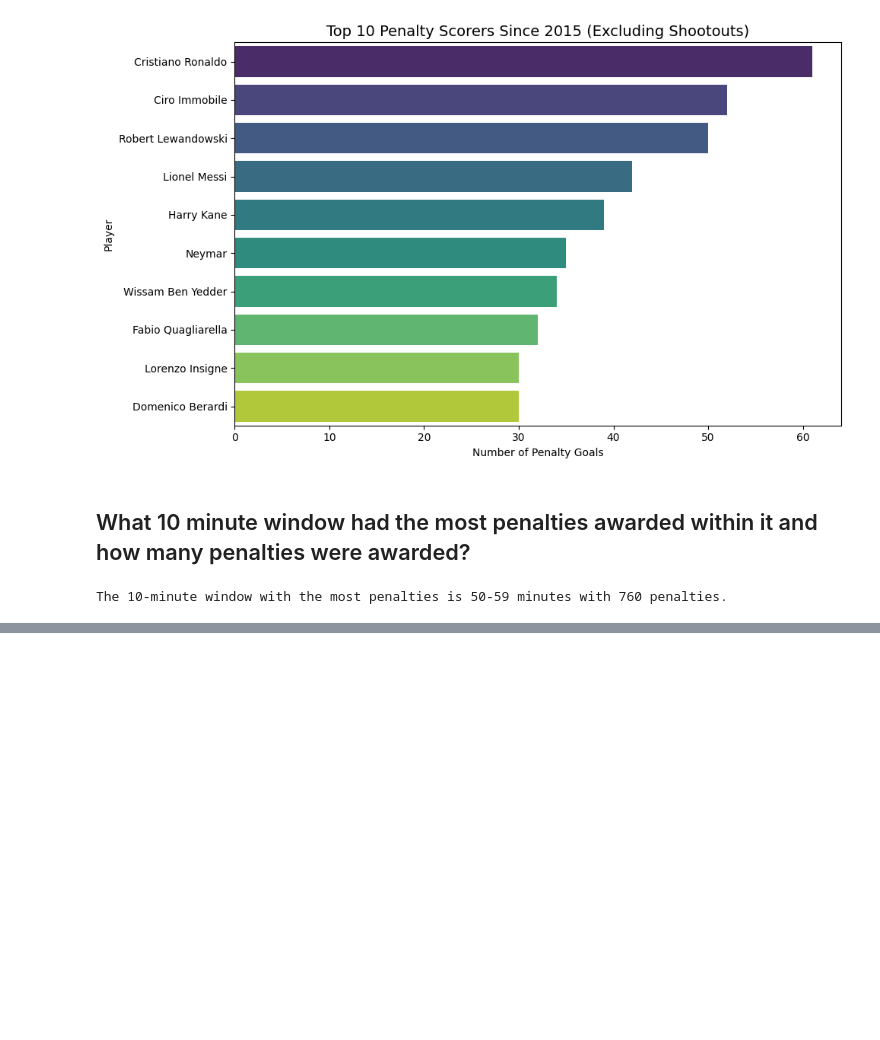
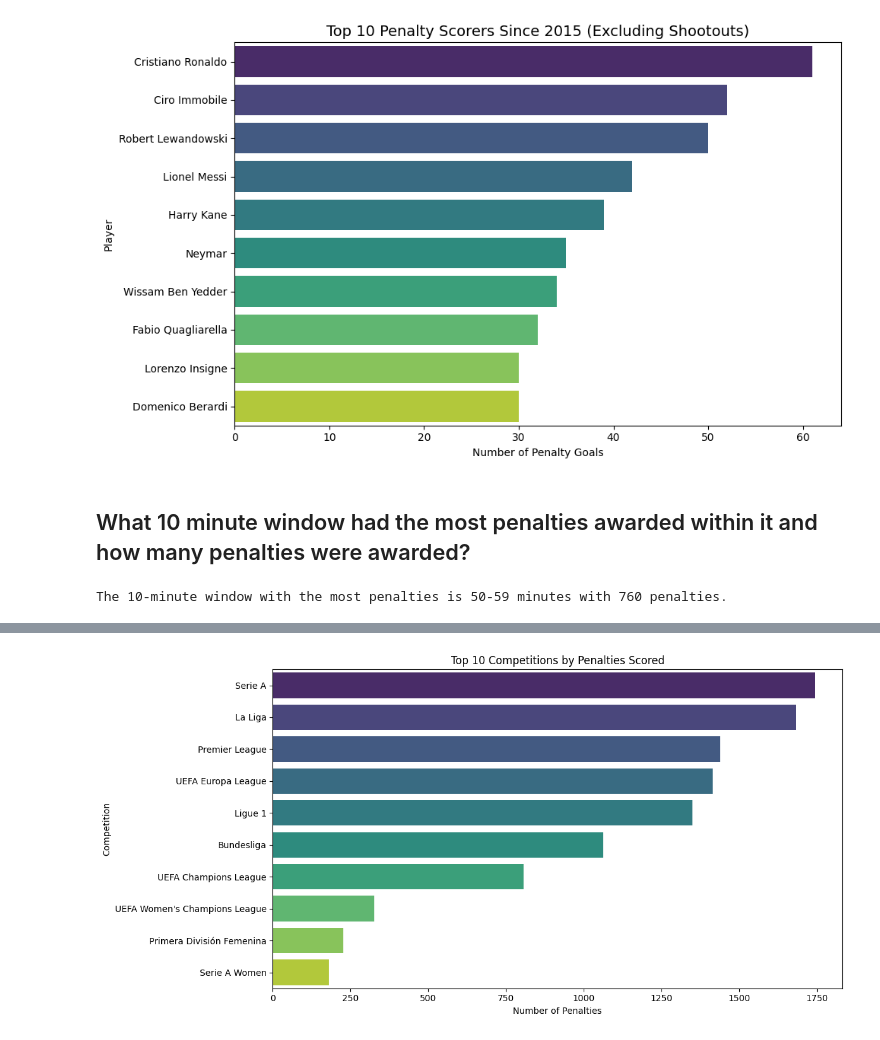
Before and after one commit to mr-robot77/Football-Data-Analyse, a Jupyter notebook: Penalty_analysis.ipynb, the cells around one changed output, grey strips where cells are left out. Drawn from its saved outputs; the diff is of its cells as text; code cells hidden in the pictures; blank space fills up the shorter version.

```diff
--- a/Penalty_analysis.ipynb
+++ b/Penalty_analysis.ipynb
@@ -127,0 +219,18 @@ plt.show()
+# %%
+# Only keep penalty goals
+penalties_df = df[df['event_type'] == 'Penalty Goal']
+
+# Count penalties per competition
+penalties_by_comp = penalties_df['competition'].value_counts().reset_index()
+penalties_by_comp.columns = ['competition', 'penalty_count']
+
+# Plot top 10 competitions by penalty count
+plt.figure(figsize=(12, 6))
+sns.barplot(data=penalties_by_comp.head(10), x='penalty_count', y='competition', hue='competition', palette='viridis')
+plt.title('Top 10 Competitions by Penalties Scored')
+plt.xlabel('Number of Penalties')
+plt.ylabel('Competition')
+plt.tight_layout()
+plt.show()
+# %% [output]
+[figure, added]
```
Also changed, not shown: parts of 34 cells of this notebook.
